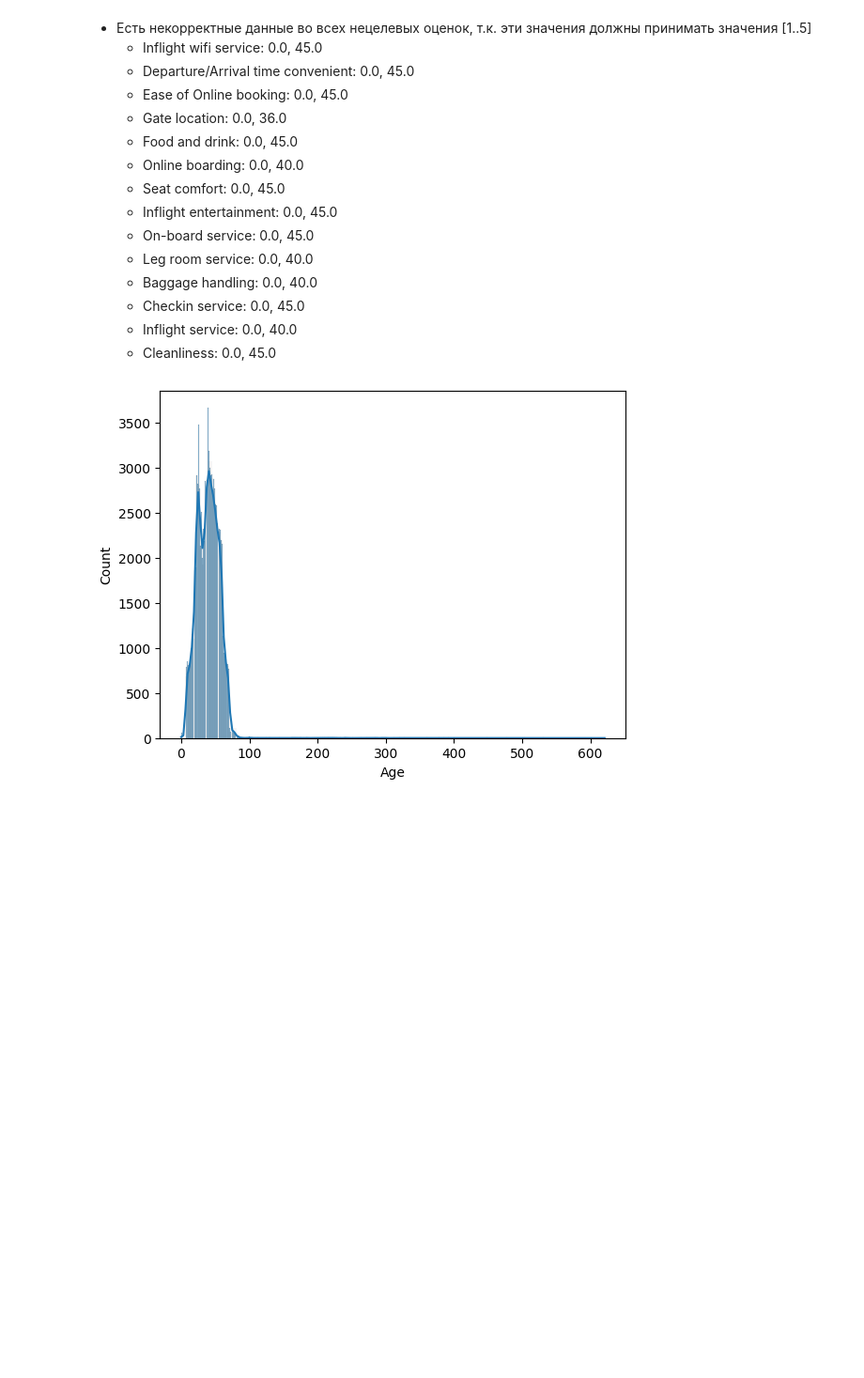
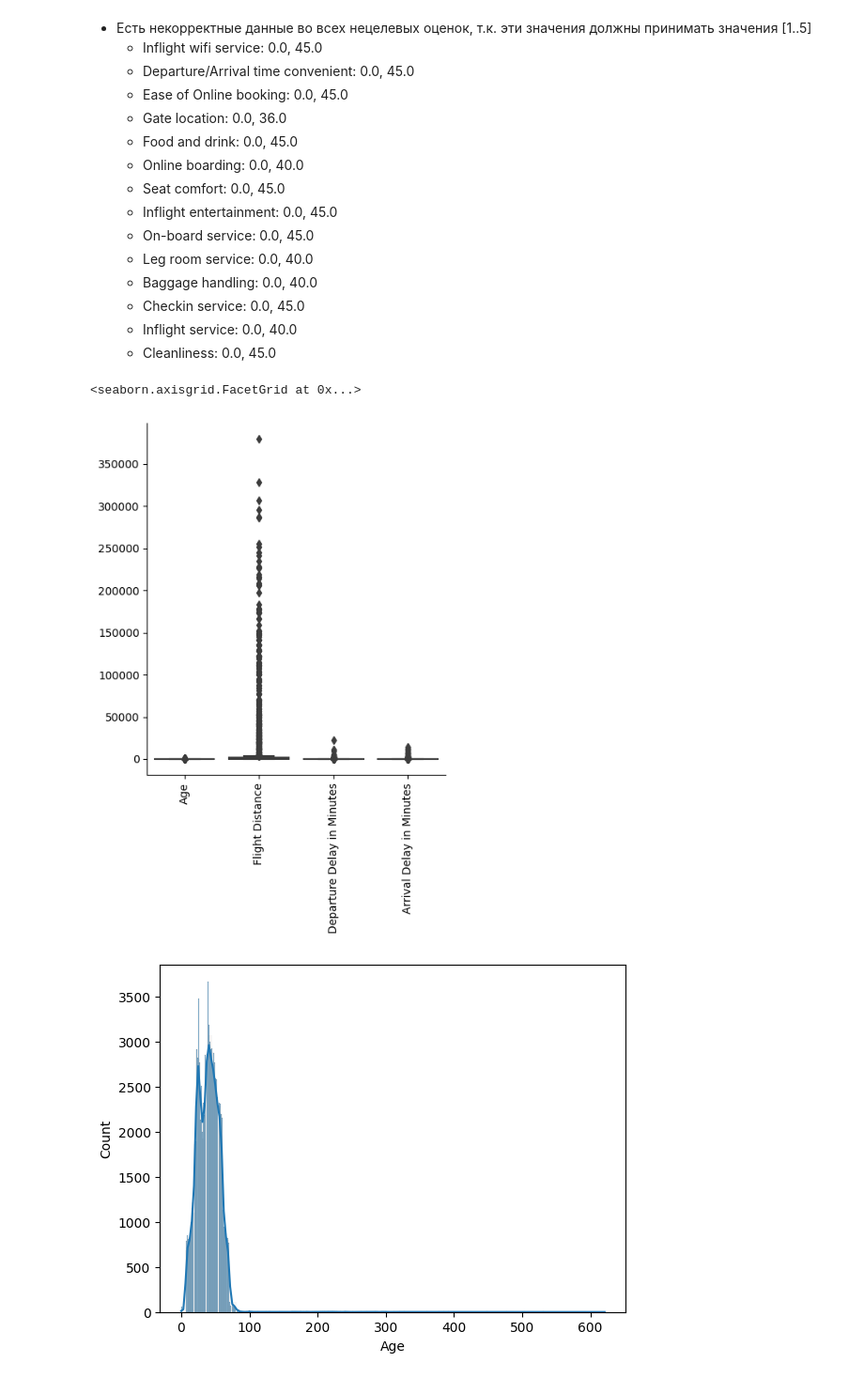
Before and after one commit to v5v5/StepikMLService, a Jupyter notebook: Клиенты_авиакомпании_2.ipynb, the cells around one changed output. Shown at 94% size. Saved outputs shown, nothing was run; the diff lists cells and outputs as text; code cells hidden in the pictures; blank space fills up the shorter version.

```diff
--- a/Клиенты_авиакомпании_2.ipynb
+++ b/Клиенты_авиакомпании_2.ipynb
@@ -146,6 +146,13 @@ df[numeric_features].describe()
     - Checkin service: 0.0, 45.0
     - Inflight service: 0.0, 40.0
     - Cleanliness: 0.0, 45.0
+# %%
+# Выбросов в признаках 'Age', 'Flight Distance', 'Departure Delay in Minutes', 'Arrival Delay in Minutes' очень много
+g = sns.catplot(data=df[['Age', 'Flight Distance', 'Departure Delay in Minutes', 'Arrival Delay in Minutes']], kind='box')
+g.set_xticklabels(rotation=90)
+# %% [output]
+<seaborn.axisgrid.FacetGrid at 0x...>
+[figure, added]
 # %%
 # Определим количество некорректных признаков
 # - Age: определим подбором 0.3 перцентиль - выбросы
```
Also changed, not shown: parts of 3 cells of this notebook.
